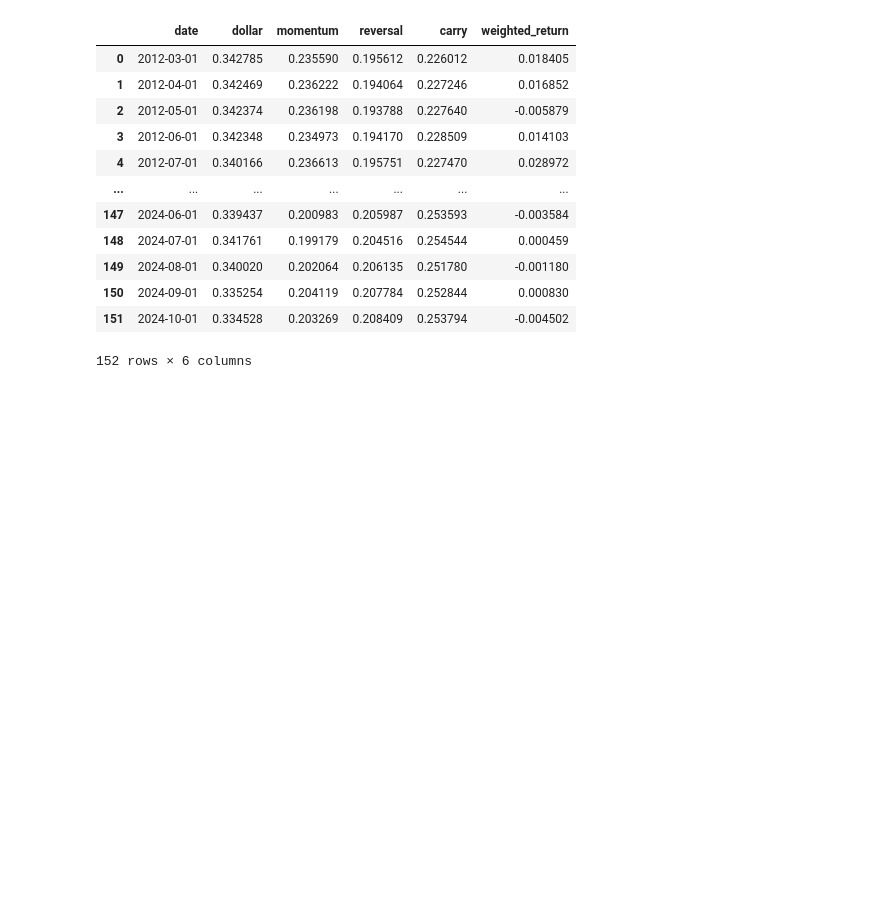
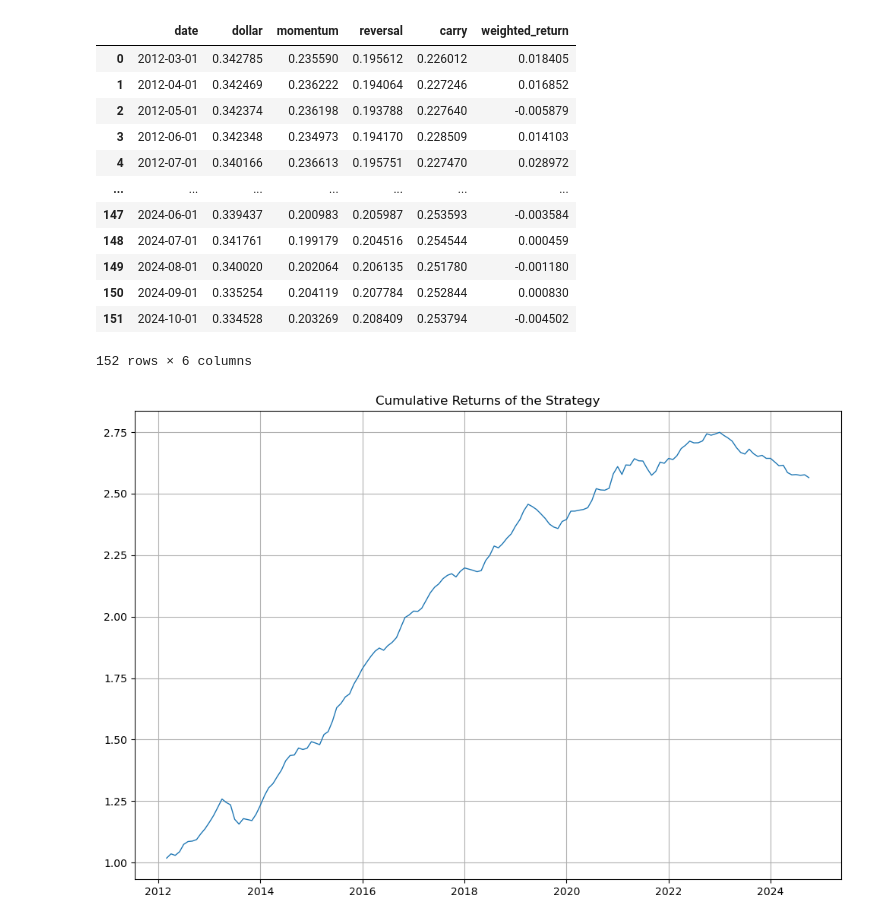
Before and after one commit to pherb127/Investments-Data, a Jupyter notebook: Investments.ipynb, the cells around one changed output. Saved outputs shown, nothing was run; the diff lists cells and outputs as text; code cells hidden in the pictures; blank space fills up the shorter version.

```diff
--- a/Investments.ipynb
+++ b/Investments.ipynb
@@ -1980,3 +1948,12 @@ strategy
 | 150 | 2024-09-01 | 0.335254 | 0.204119 | 0.207784 | 0.252844 | 0.000830 |
 | 151 | 2024-10-01 | 0.334528 | 0.203269 | 0.208409 | 0.253794 | -0.004502 |
 152 rows × 6 columns
+# %%
+# We plot the cumulative returns of the strategy
+fig, ax = plt.subplots(figsize=(12, 8))
+ax.plot(pd.to_datetime(strategy['date']), (1 + strategy['weighted_return']).cumprod(), linestyle='-', linewidth=1, label='Strategy Returns')
+ax.set_title('Cumulative Returns of the Strategy')
+plt.grid()
+plt.show()
+# %% [output]
+[figure, added]
```
Also changed, not shown: parts of 14 cells of this notebook.
